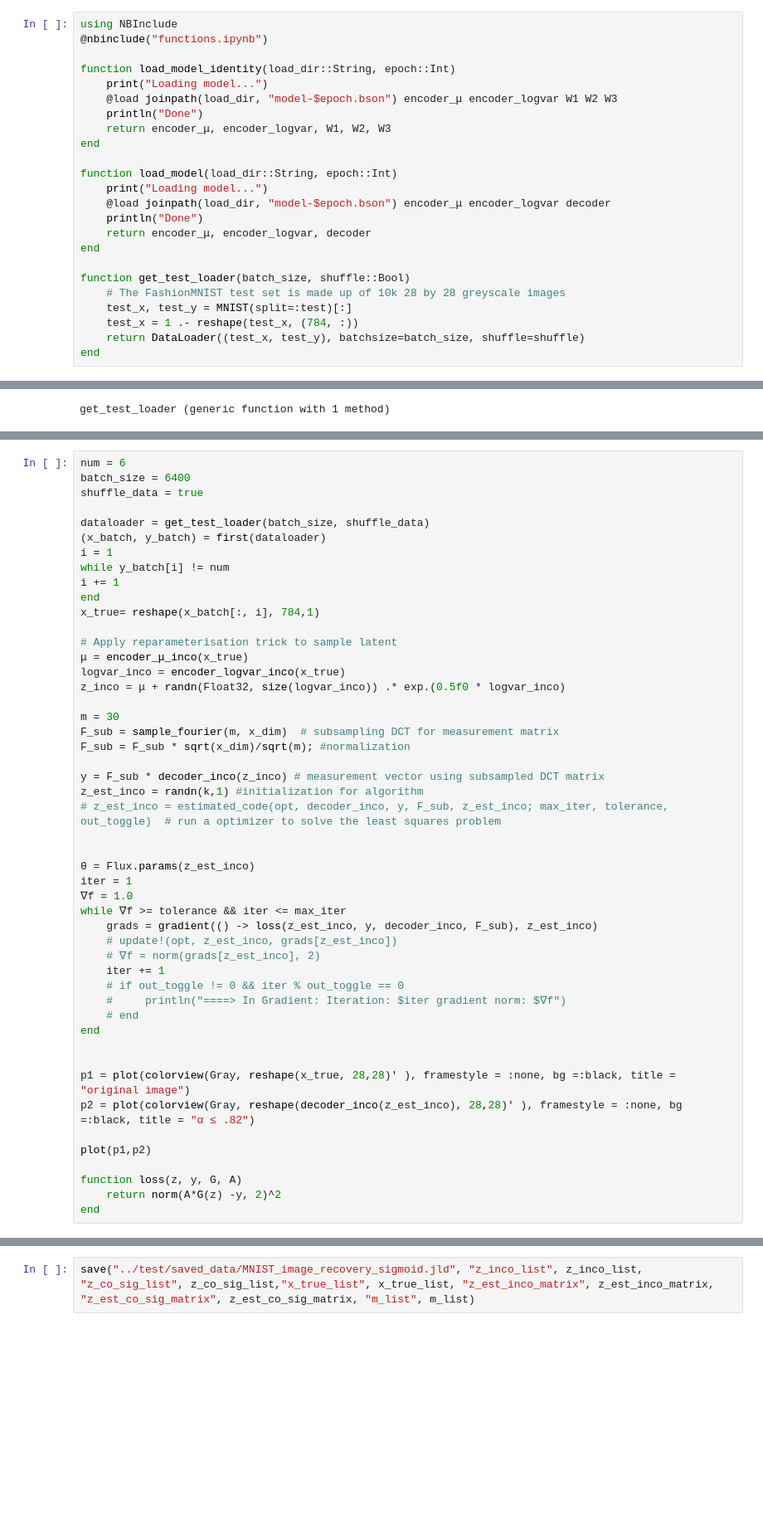
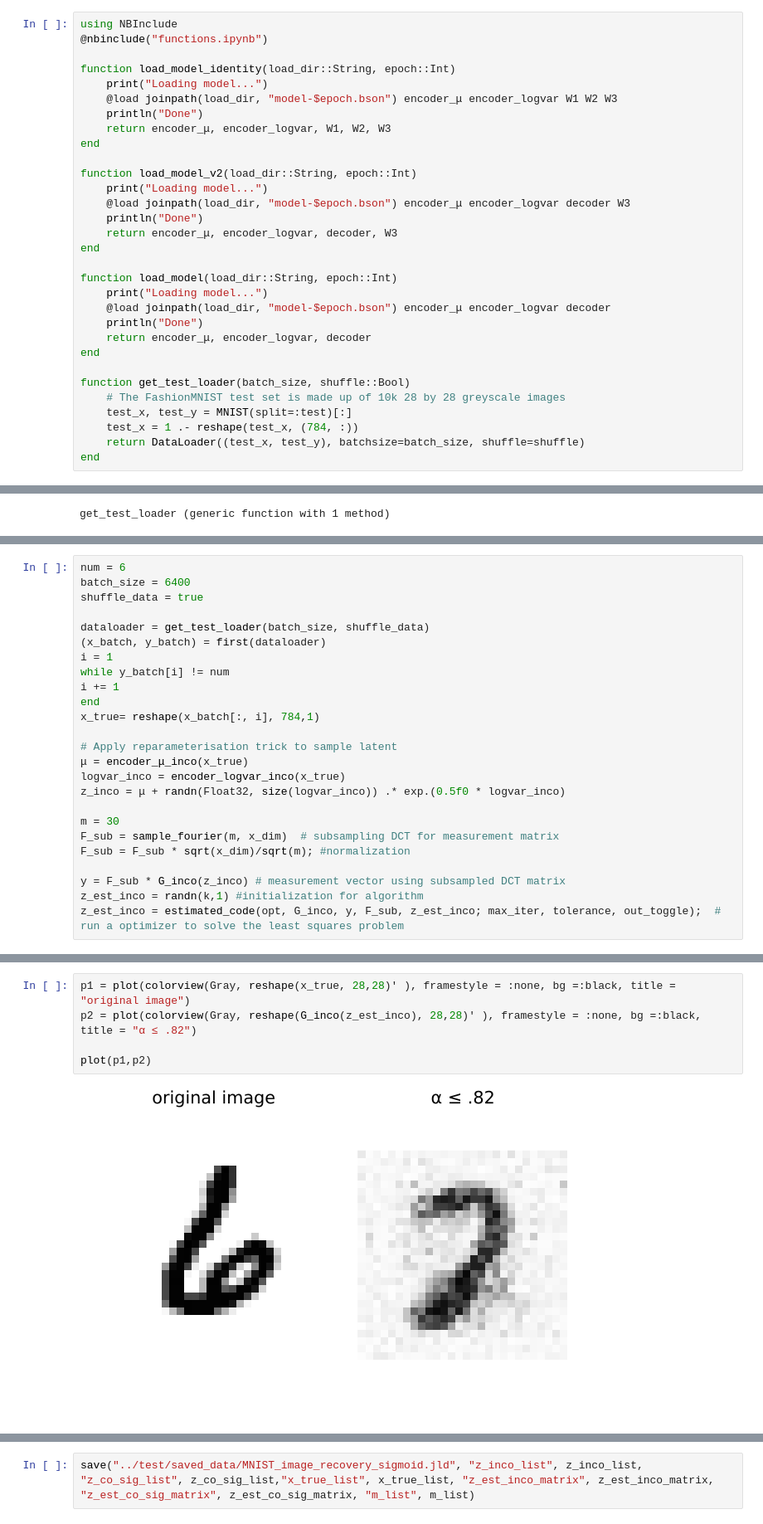
Before and after one commit to babhrujoshi/GNN_Isometries, a Jupyter notebook: src/MNIST_image_recovery_code.ipynb, the cells around one changed output, grey strips where cells are left out. Shown at 83% size. Saved outputs shown, nothing was run; the diff lists cells and outputs as text; blank space fills up the shorter version.

```diff
--- a/src/MNIST_image_recovery_code.ipynb
+++ b/src/MNIST_image_recovery_code.ipynb
@@ -7,6 +7,13 @@ function load_model_identity(load_dir::String, epoch::Int)
     @load joinpath(load_dir, "model-$epoch.bson") encoder_μ encoder_logvar W1 W2 W3
     println("Done")
     return encoder_μ, encoder_logvar, W1, W2, W3
+end
+
+function load_model_v2(load_dir::String, epoch::Int)
+    print("Loading model...")
+    @load joinpath(load_dir, "model-$epoch.bson") encoder_μ encoder_logvar decoder W3
+    println("Done")
+    return encoder_μ, encoder_logvar, decoder, W3
 end
 
 function load_model(load_dir::String, epoch::Int)
@@ -77,31 +83,7 @@ m = 30
 F_sub = sample_fourier(m, x_dim)  # subsampling DCT for measurement matrix
 F_sub = F_sub * sqrt(x_dim)/sqrt(m); #normalization
 
-y = F_sub * decoder_inco(z_inco) # measurement vector using subsampled DCT matrix
+y = F_sub * G_inco(z_inco) # measurement vector using subsampled DCT matrix
 z_est_inco = randn(k,1) #initialization for algorithm
-# z_est_inco = estimated_code(opt, decoder_inco, y, F_sub, z_est_inco; max_iter, tolerance, out_toggle)  # run a optimizer to solve the least squares problem
-
-
-θ = Flux.params(z_est_inco)
-iter = 1
-∇f = 1.0
-while ∇f >= tolerance && iter <= max_iter
-    grads = gradient(() -> loss(z_est_inco, y, decoder_inco, F_sub), z_est_inco)
-    # update!(opt, z_est_inco, grads[z_est_inco])
-    # ∇f = norm(grads[z_est_inco], 2)
-    iter += 1
-    # if out_toggle != 0 && iter % out_toggle == 0
-    #     println("====> In Gradient: Iteration: $iter gradient norm: $∇f")
-    # end
-end
-
-
-p1 = plot(colorview(Gray, reshape(x_true, 28,28)' ), framestyle = :none, bg =:black, title = "original image")
-p2 = plot(colorview(Gray, reshape(decoder_inco(z_est_inco), 28,28)' ), framestyle = :none, bg =:black, title = "α ≤ .82")
-
-plot(p1,p2)
-
-function loss(z, y, G, A)
-    return norm(A*G(z) -y, 2)^2
-end
+z_est_inco = estimated_code(opt, G_inco, y, F_sub, z_est_inco; max_iter, tolerance, out_toggle);  # run a optimizer to solve the least squares problem
 # %% [output]
@@ -115,3 +107,10 @@ BoundsError: BoundsError: attempt to access 1-element Vector{Any} at index [2]
+# %%
+p1 = plot(colorview(Gray, reshape(x_true, 28,28)' ), framestyle = :none, bg =:black, title = "original image")
+p2 = plot(colorview(Gray, reshape(G_inco(z_est_inco), 28,28)' ), framestyle = :none, bg =:black, title = "α ≤ .82")
+
+plot(p1,p2)
+# %% [output]
+[figure, added]
 # %%
 k = 20
 m_list = [10, 15, 20, 25, 30, 35, 40, 45, 50, 100, 150, 200, 250];
```
Also changed, not shown: parts of 3 cells of this notebook.
